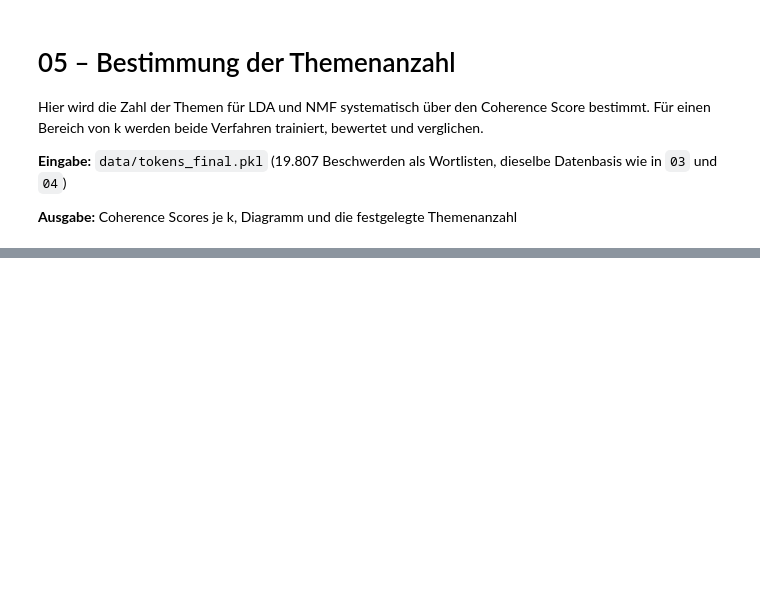
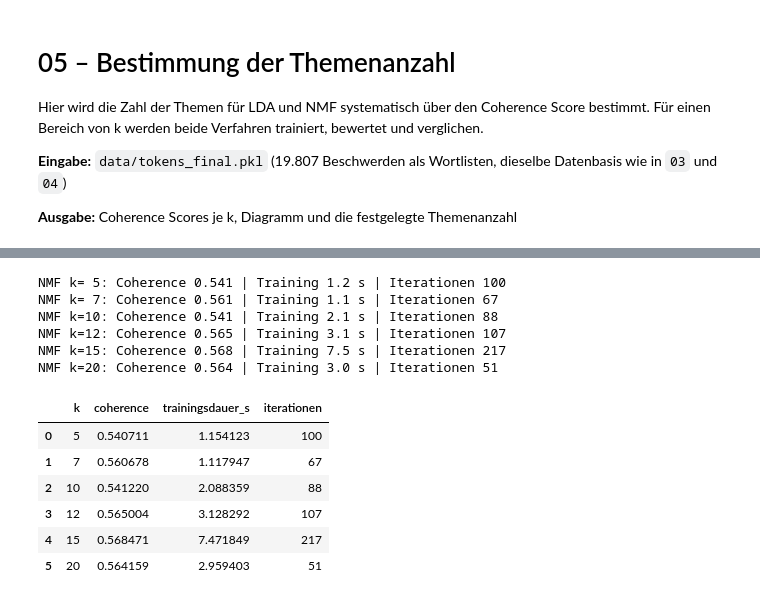
Before and after one commit to jonathanAkammerer/consumer-complaints-topic-modeling, a Jupyter notebook: 05_themenanzahl.ipynb, the cells around one changed output, grey strips where cells are left out. Cells and saved outputs as stored; diff of their text form; code cells hidden in the pictures; blank space fills up the shorter version.

```diff
--- a/05_themenanzahl.ipynb
+++ b/05_themenanzahl.ipynb
@@ -48,0 +62,19 @@ assert summe_gensim == X_bow.sum() == df["n_tokens"].sum()
+# %%
+# Zu testende Themenanzahlen
+K_WERTE = [5, 7, 10, 12, 15, 20]
+
+# Einstellungen wie in Notebook 04
+RANDOM_STATE = 42
+LDA_PASSES = 10
+NMF_MAX_ITER = 500
+
+# Coherence Score
+COHERENCE = "c_v"
+TOPN = 10            # Top-Wörter je Thema für den Score
+
+# Ergebnisse speichern
+RECOMPUTE = True     # True: neu rechnen, False: gespeicherte Werte laden
+RESULTS_DIR = Path("results")
+RESULTS_DIR.mkdir(exist_ok=True)
+LDA_FILE = RESULTS_DIR / "coherence_lda.csv"
+NMF_FILE = RESULTS_DIR / "coherence_nmf.csv"
@@ -48,0 +197,52 @@ assert summe_gensim == X_bow.sum() == df["n_tokens"].sum()
+# %%
+feature_names = tv.get_feature_names_out()
+
+if RECOMPUTE or not NMF_FILE.exists():
+    nmf_ergebnisse = []
+    for k in K_WERTE:
+        start = time.perf_counter()
+        model = NMF(n_components=k, random_state=RANDOM_STATE, max_iter=NMF_MAX_ITER)
+        model.fit(X_tfidf)
+        t_train = time.perf_counter() - start
+
+        topics = [[feature_names[i] for i in t.argsort()[-TOPN:][::-1]] for t in model.components_]
+
+        cm = CoherenceModel(
+            topics=topics,
+            texts=texts,
+            dictionary=dictionary,
+            coherence=COHERENCE,
+            topn=TOPN,
+            processes=1,
+        )
+        score = cm.get_coherence()
+
+        nmf_ergebnisse.append({
+            "k": k,
+            "coherence": score,
+            "trainingsdauer_s": t_train,
+            "iterationen": model.n_iter_,          # NEU: Anzahl der Iterationen
+        })
+        print(f"NMF k={k:2d}: Coherence {score:.3f} | Training {t_train:.1f} s | Iterationen {model.n_iter_}")   # NEU
+
+    nmf_scores = pd.DataFrame(nmf_ergebnisse)
+    nmf_scores.to_csv(NMF_FILE, index=False)
+else:
+    nmf_scores = pd.read_csv(NMF_FILE)
+    print(f"Gespeicherte NMF-Werte geladen aus {NMF_FILE}")
+
+nmf_scores
+# %% [output]
+NMF k= 5: Coherence 0.541 | Training 1.2 s | Iterationen 100
+NMF k= 7: Coherence 0.561 | Training 1.1 s | Iterationen 67
+NMF k=10: Coherence 0.541 | Training 2.1 s | Iterationen 88
+NMF k=12: Coherence 0.565 | Training 3.1 s | Iterationen 107
+NMF k=15: Coherence 0.568 | Training 7.5 s | Iterationen 217
+NMF k=20: Coherence 0.564 | Training 3.0 s | Iterationen 51
+|  | k | coherence | trainingsdauer_s | iterationen |
+| 0 | 5 | 0.540711 | 1.154123 | 100 |
+| 1 | 7 | 0.560678 | 1.117947 | 67 |
+| 2 | 10 | 0.541220 | 2.088359 | 88 |
+| 3 | 12 | 0.565004 | 3.128292 | 107 |
+| 4 | 15 | 0.568471 | 7.471849 | 217 |
+| 5 | 20 | 0.564159 | 2.959403 | 51 |
```
Also changed, not shown: parts of 13 cells of this notebook, 3 other files.
